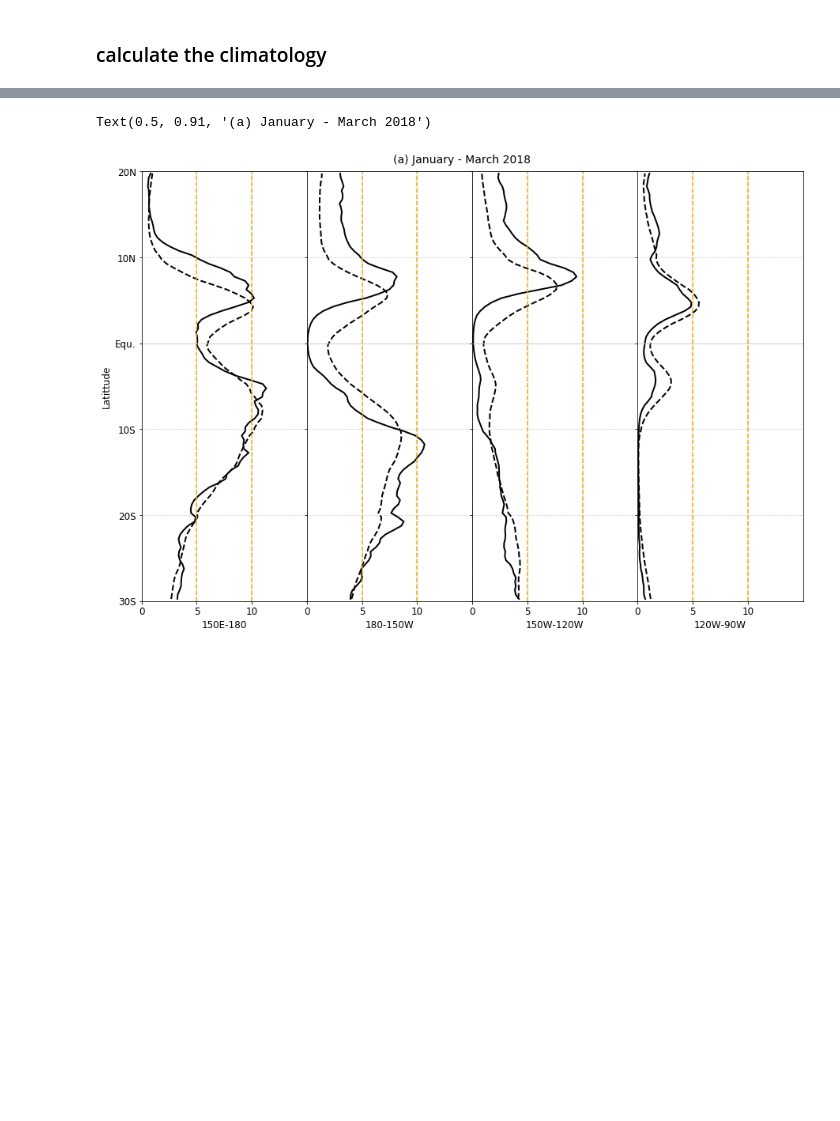
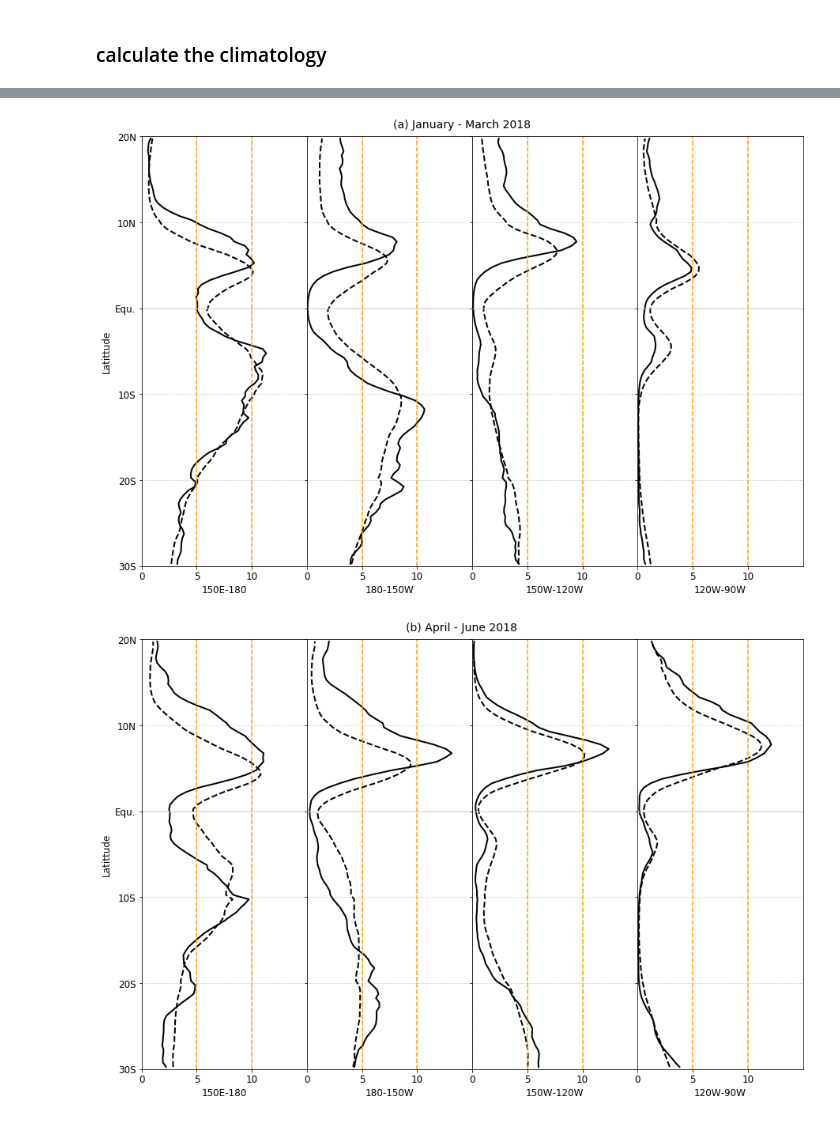
Before and after one commit to nicolasfauchereau/BAMS_SOTC_2019, a Jupyter notebook: notebooks/plot_sectors.ipynb, the cells around one changed output, grey strips where cells are left out. Cells and saved outputs as stored; diff of their text form; code cells hidden in the pictures; blank space fills up the shorter version.

Commit message:
updated sector_plot with seasons definition, now just define the year at the beginning of the notebook

```diff
--- a/notebooks/plot_sectors.ipynb
+++ b/notebooks/plot_sectors.ipynb
@@ -61,6 +58,0 @@ title = "(a) January - March 2018"
-# %%
-seas = ['2018-01','2018-03']
-# %%
-dset_seas = dset.sel(time=slice(seas[0], seas[1])).mean('time')
-# %%
-clim_seas = clim.sel(month=slice(1,3)).mean('month')
@@ -69,42 +61,66 @@ f.subplots_adjust
+# %%
+season_dict = OD()
+
+season_dict[f"(a) January - March {year}"] = [1,3]
+
+season_dict[f"(b) April - June {year}"] = [4,6]
+
+season_dict[f"(b) July - September {year}"] = [7,9]
+
+season_dict[f"(b) October - December {year}"] = [10, 12]
 # %%
-f, axes = plt.subplots(ncols=4, figsize=(15,10), sharey=True)
+for seas in season_dict.keys():
 
-f.subplots_adjust(wspace=0)
+    title = seas
 
-axes = axes.flatten()
+    seas_months = season_dict[seas]
 
-for i in range(4):
+    seas_range = [f"{year}-{str(seas_months[0]).zfill(2)}", f"{year}-{str(seas_months[1]).zfill(2)}"]
 
-    ax = axes[i]
+    dset_seas = dset.sel(time=slice(seas_range[0], seas_range[1])).mean('time')
 
-    sector_seas = dset_seas.sel(lon=slice(lon_sectors[i],lon_sectors[i+1])).mean('lon')
+    clim_seas = clim.sel(month=slice(seas_months[0], seas_months[1])).mean('month')
 
-    sector_clim = clim_seas.sel(lon=slice(lon_sectors[i],lon_sectors[i+1])).mean('lon')
+    f, axes = plt.subplots(ncols=4, figsize=(15,10), sharey=True)
 
-    ax.plot(sector_clim['prcp'].data, sector_clim['lat'].data, color='k', lw=2, ls='--')
+    f.subplots_adjust(wspace=0)
 
-    ax.plot(sector_seas['prcp'].data, sector_seas['lat'].data, color='k', lw=2)
+    axes = axes.flatten()
 
-    ax.set_ylim(-30, 20)
+    for i in range(4):
 
-    ax.grid(ls=':')
+        ax = axes[i]
 
-    ax.axhline(0, ls='-', color='0.8', lw=1)
+        sector_seas = dset_seas.sel(lon=slice(lon_sectors[i],lon_sectors[i+1])).mean('lon')
 
-    for x in [5,10]:
-        ax.axvline(x, color='orange',ls='--')
+        sector_clim = clim_seas.sel(lon=slice(lon_sectors[i],lon_sectors[i+1])).mean('lon')
+
+        ax.plot(sector_clim['prcp'].data, sector_clim['lat'].data, color='k', lw=2, ls='--')
+
+        ax.plot(sector_seas['prcp'].data, sector_seas['lat'].data, color='k', lw=2)
+
+        ax.set_ylim(-30, 20)
+
+        ax.grid(ls=':')
+
+        ax.axhline(0, ls='-', color='0.8', lw=1)
+
+        for x in [5,10]:
+            ax.axvline(x, color='orange',ls='--')
 
 
-    ax.set_xlim(0, 15)
-    ax.set_yticklabels(['30S','20S','10S','Equ.','10N','20N'], fontsize=12);
-    ax.set_xlabel(f"{lon_labels[i]}-{lon_labels[i+1]}", fontsize=12)
+        ax.set_xlim(0, 15)
+        ax.set_yticklabels(['30S','20S','10S','Equ.','10N','20N'], fontsize=12);
+        ax.set_xlabel(f"{lon_labels[i]}-{lon_labels[i+1]}", fontsize=12)
 
-    if i == 0:
-        ax.set_ylabel('Latittude', fontsize=12)
-    ax.set_xticks([0,5,10])
-    ax.set_xticklabels([0,5,10], fontsize=12);
+        if i == 0:
+            ax.set_ylabel('Latittude', fontsize=12)
+        ax.set_xticks([0,5,10])
+        ax.set_xticklabels([0,5,10], fontsize=12);
 
-f.suptitle(title, fontsize=14, y=0.91)
+    f.suptitle(title, fontsize=14, y=0.91)
+
+f.savefig(f"../figures/sector_plot_{seas[4:].replace('-','_').replace(' ','_')}.png", dpi=200)
 # %% [output]
-Text(0.5, 0.91, '(a) January - March 2018')
 [figure]
+[figure, added]
```
Also changed, not shown: parts of 9 cells of this notebook.
